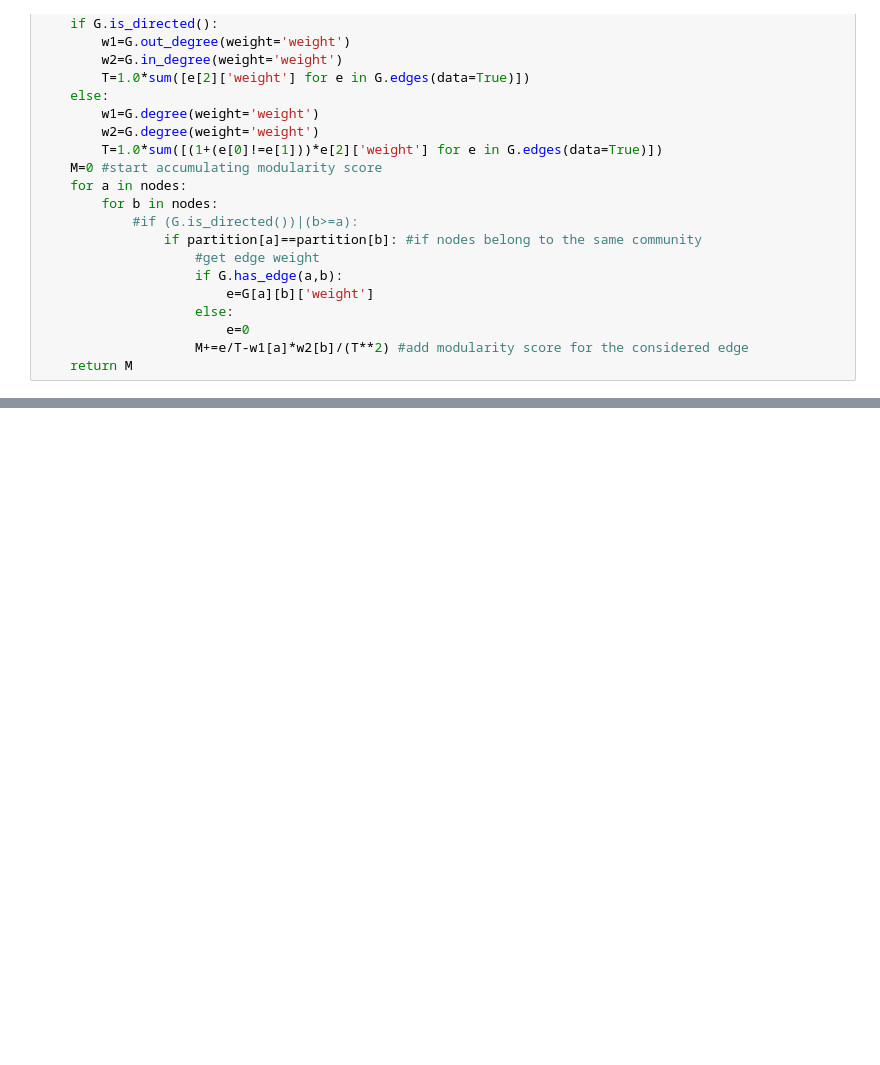
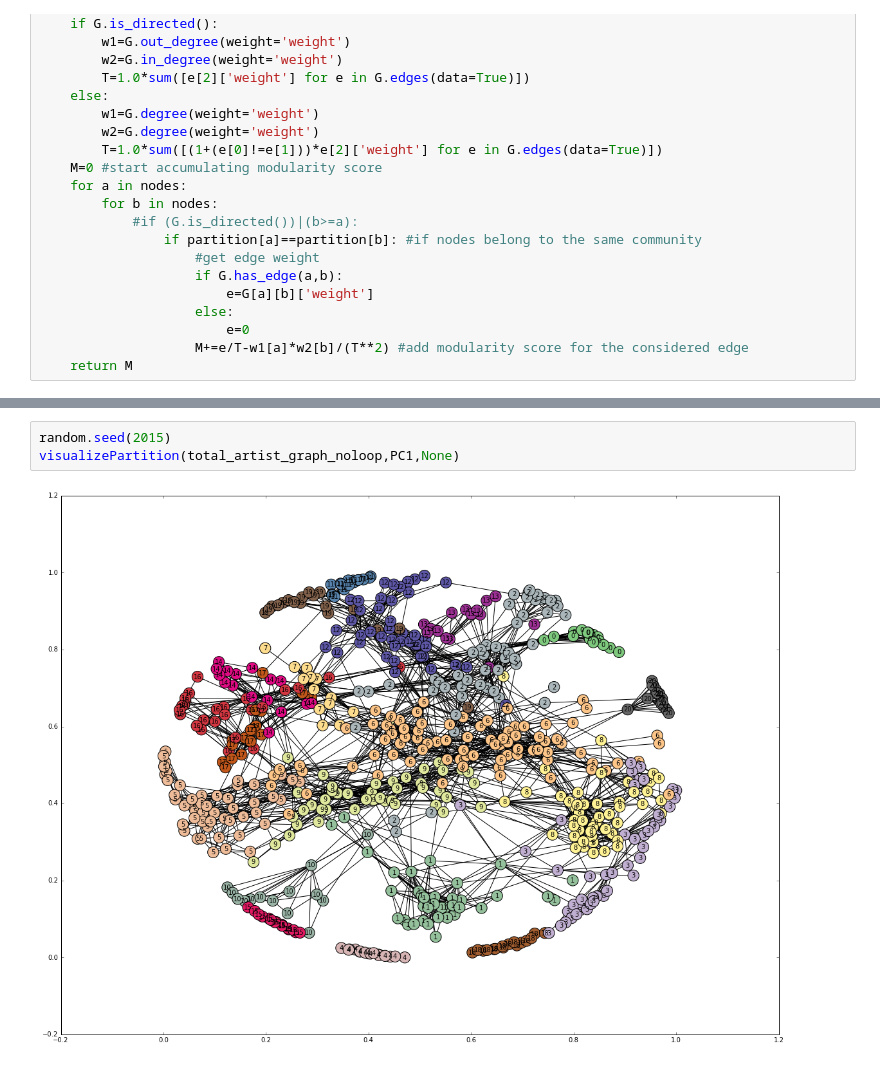
Before and after one commit to jckhang/MusicNetwork, a Jupyter notebook: Total_Artist_Partition.ipynb, the cells around one changed output, grey strips where cells are left out. Saved outputs shown, nothing was run; the diff lists cells and outputs as text; blank space fills up the shorter version.

```diff
--- a/Total_Artist_Partition.ipynb
+++ b/Total_Artist_Partition.ipynb
@@ -153,0 +160,5 @@ visualizePartition(total_artist_graph_noloop,PLtotal_artist_graph_noloop,None)
+# %%
+random.seed(2015)
+visualizePartition(total_artist_graph_noloop,PC1,None)
+# %% [output]
+[figure, added]
```
Also changed, not shown: parts of 17 cells of this notebook, 21 other files.
